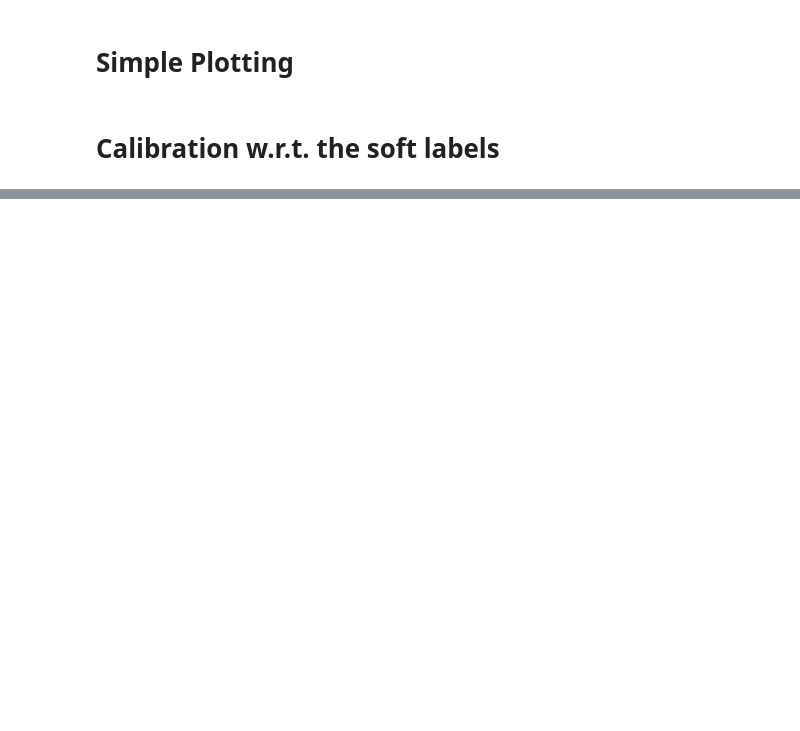
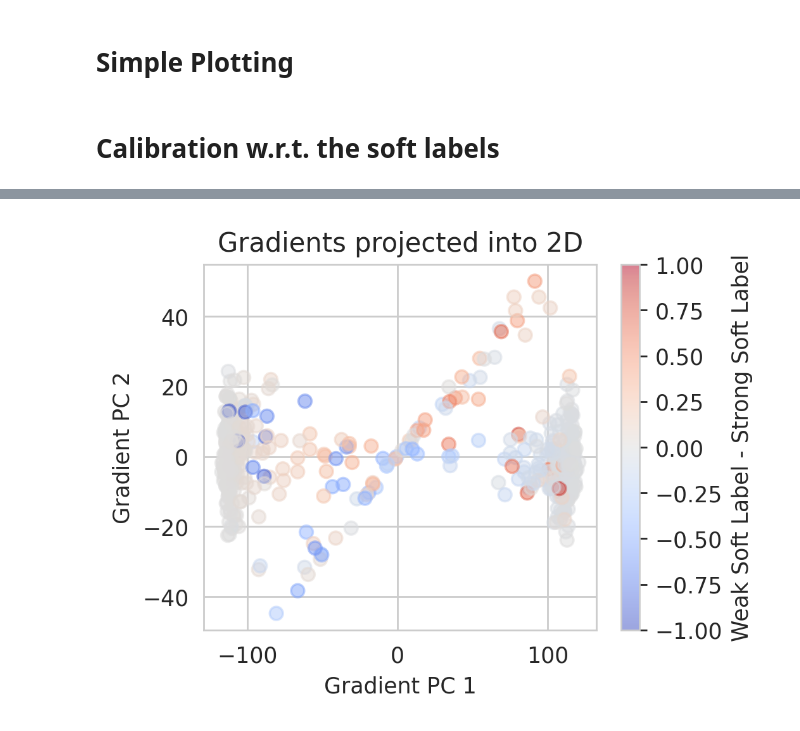
Before and after one commit to EleutherAI/weak-to-strong, a Jupyter notebook: notebooks/Plotting.ipynb, the cells around one changed output, grey strips where cells are left out. Saved outputs shown, nothing was run; the diff lists cells and outputs as text; code cells hidden in the pictures; blank space fills up the shorter version.

```diff
--- a/notebooks/Plotting.ipynb
+++ b/notebooks/Plotting.ipynb
@@ -155,0 +258,8 @@ fig.show()
+# %%
+soft_labels = np.array(final_eval_results["soft_label"])[:, 1]
+weak_soft_labels = np.array(final_eval_results["weak_soft_label"])[:, 1]
+strong_soft_preds = np.array(final_eval_results["strong_soft_pred"])[:, 1]
+w2s_soft_preds = np.array(final_eval_results["soft_pred"])[:, 1]
+
+weak_error = (weak_soft_labels - soft_labels)
+weak_diff_from_strong = (weak_soft_labels - strong_soft_preds)
@@ -155,0 +284,21 @@ fig.show()
+# %%
+from sklearn.decomposition import PCA
+import seaborn as sns
+sns.set_style('whitegrid')
+
+# project gradients into 2D
+
+use_normalized = False
+compare_to_gt = False
+mat = proj_grads_normalized if use_normalized else proj_grads
+pca = PCA(n_components=10)
+proj_2d = pca.fit_transform(mat.cpu().numpy())
+plt.figure(figsize=(4, 3), dpi=250)
+plt.scatter(proj_2d[:, 0], proj_2d[:, 1], c=weak_error if compare_to_gt else weak_diff_from_strong, cmap='coolwarm', alpha=0.5, marker='o', vmin=-1, vmax=1)
+plt.colorbar(label=f"Weak Soft Label - {'GT' if compare_to_gt else 'Strong'} Soft Label")
+plt.xlabel("Gradient PC 1")
+plt.ylabel("Gradient PC 2")
+plt.title("Normalized gradients projected into 2D" if use_normalized else "Gradients projected into 2D")
+plt.show()
+# %% [output]
+[figure, added]
```
Also changed, not shown: parts of 12 cells of this notebook, 3 other files.
